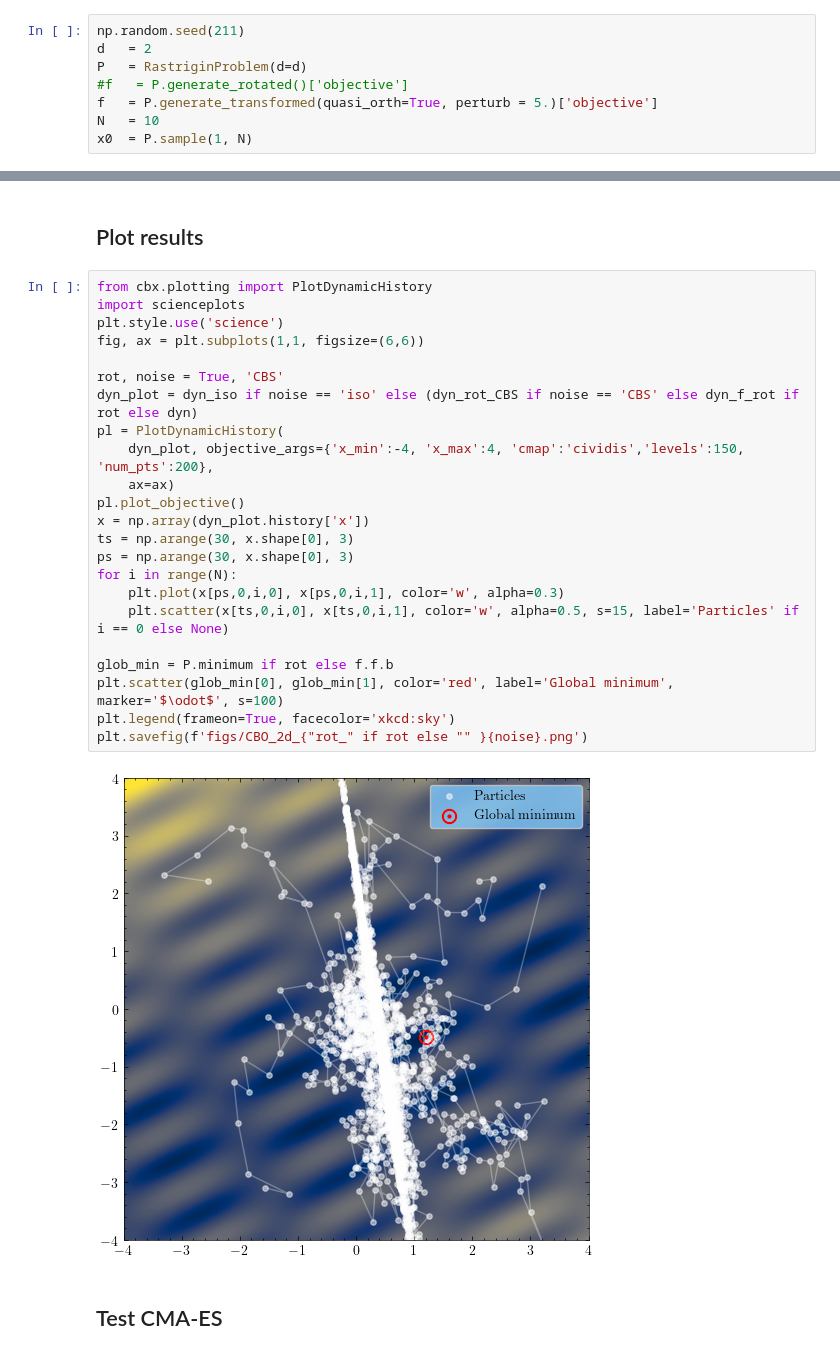
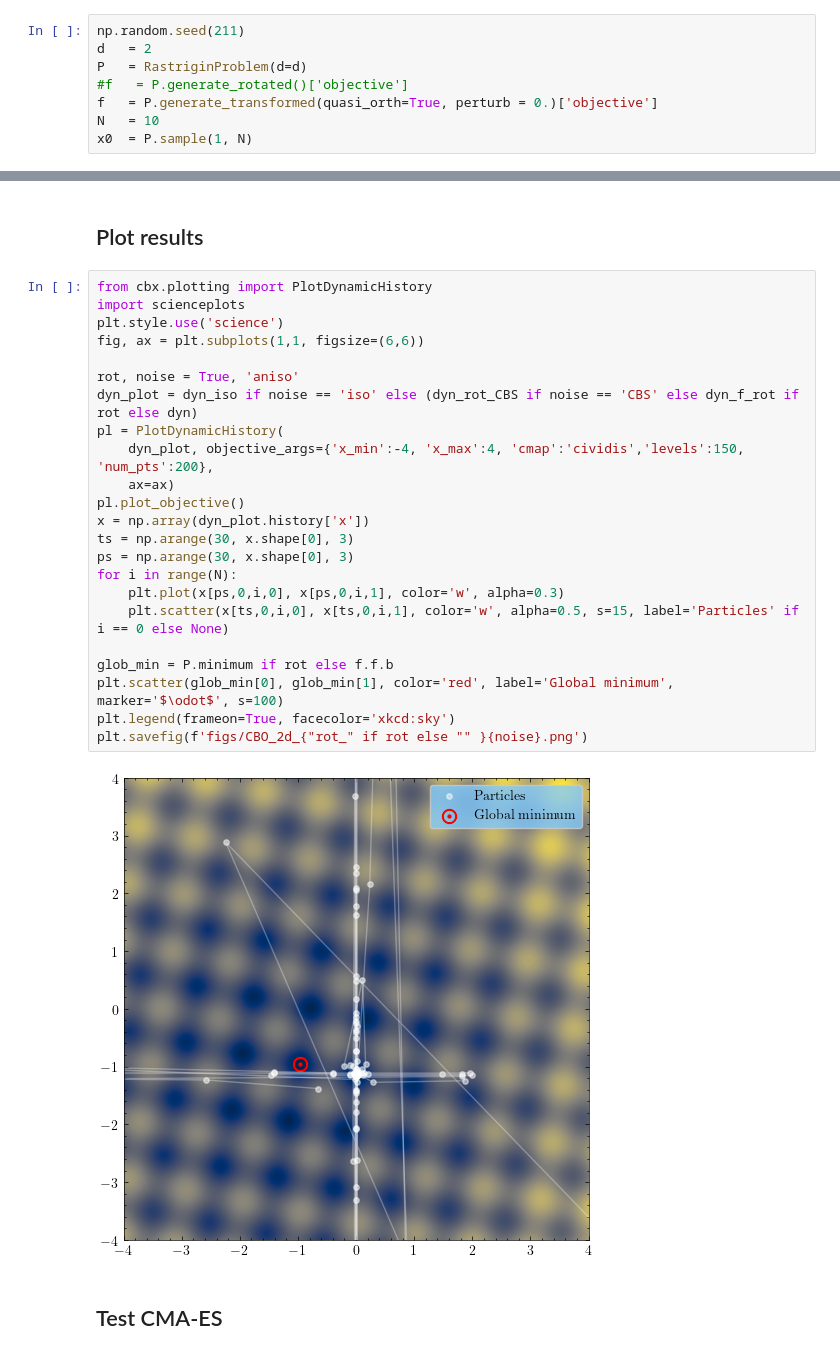
Before and after one commit to TimRoith/LinearlySeparableCBO, a Jupyter notebook: experiments/Illustrate_Aniso_Failure_2D.ipynb, the cells around one changed output, grey strips where cells are left out. Saved outputs shown, nothing was run; the diff lists cells and outputs as text.

```diff
--- a/experiments/Illustrate_Aniso_Failure_2D.ipynb
+++ b/experiments/Illustrate_Aniso_Failure_2D.ipynb
@@ -19,7 +19,7 @@ np.random.seed(211)
 d   = 2
 P   = RastriginProblem(d=d)
 #f   = P.generate_rotated()['objective']
-f   = P.generate_transformed(quasi_orth=True, perturb = 5.)['objective']
+f   = P.generate_transformed(quasi_orth=True, perturb = 0.)['objective']
 N   = 10
 x0  = P.sample(1, N)
 # %% [markdown]
@@ -68,28 +68,28 @@ Finished with energy  [[0.04761908]]
 # %%
 from cbx.plotting import PlotDynamicHistory
 import scienceplots
 plt.style.use('science')
 fig, ax = plt.subplots(1,1, figsize=(6,6))
 
-rot, noise = True, 'CBS'
+rot, noise = True, 'aniso'
 dyn_plot = dyn_iso if noise == 'iso' else (dyn_rot_CBS if noise == 'CBS' else dyn_f_rot if rot else dyn)
 pl = PlotDynamicHistory(
     dyn_plot, objective_args={'x_min':-4, 'x_max':4, 'cmap':'cividis','levels':150, 'num_pts':200},
     ax=ax)
 pl.plot_objective()
 x = np.array(dyn_plot.history['x'])
 ts = np.arange(30, x.shape[0], 3)
 ps = np.arange(30, x.shape[0], 3)
 for i in range(N):
     plt.plot(x[ps,0,i,0], x[ps,0,i,1], color='w', alpha=0.3)
     plt.scatter(x[ts,0,i,0], x[ts,0,i,1], color='w', alpha=0.5, s=15, label='Particles' if i == 0 else None)
 
 glob_min = P.minimum if rot else f.f.b
 plt.scatter(glob_min[0], glob_min[1], color='red', label='Global minimum', marker='$\odot$', s=100)
 plt.legend(frameon=True, facecolor='xkcd:sky')
 plt.savefig(f'figs/CBO_2d_{"rot_" if rot else "" }{noise}.png')
 # %% [output]
-[figure, old version]
+[figure, new version]
 # %% [markdown]
 ## Test CMA-ES
 # %%
```
Also changed, not shown: parts of 9 cells of this notebook, 6 other files.
